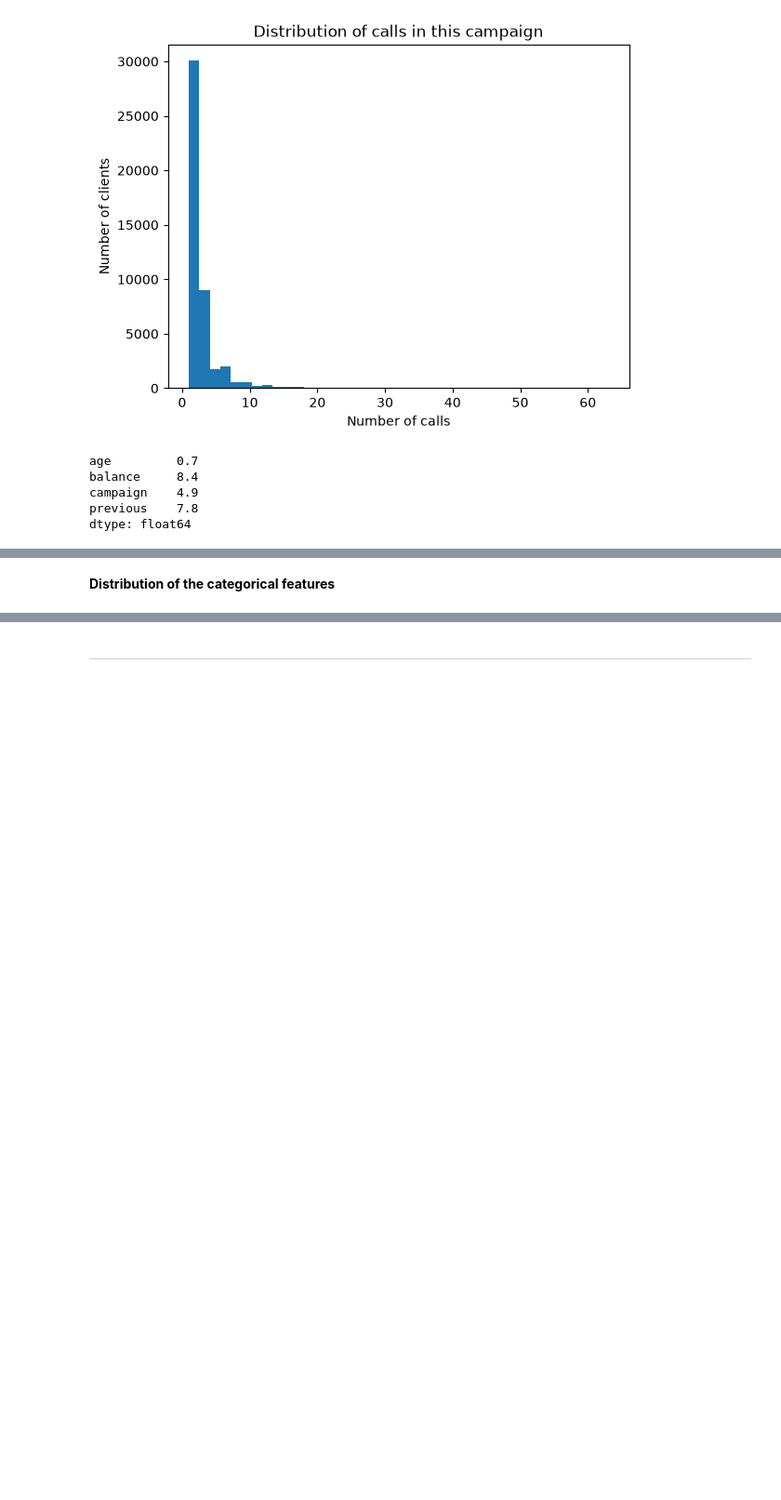
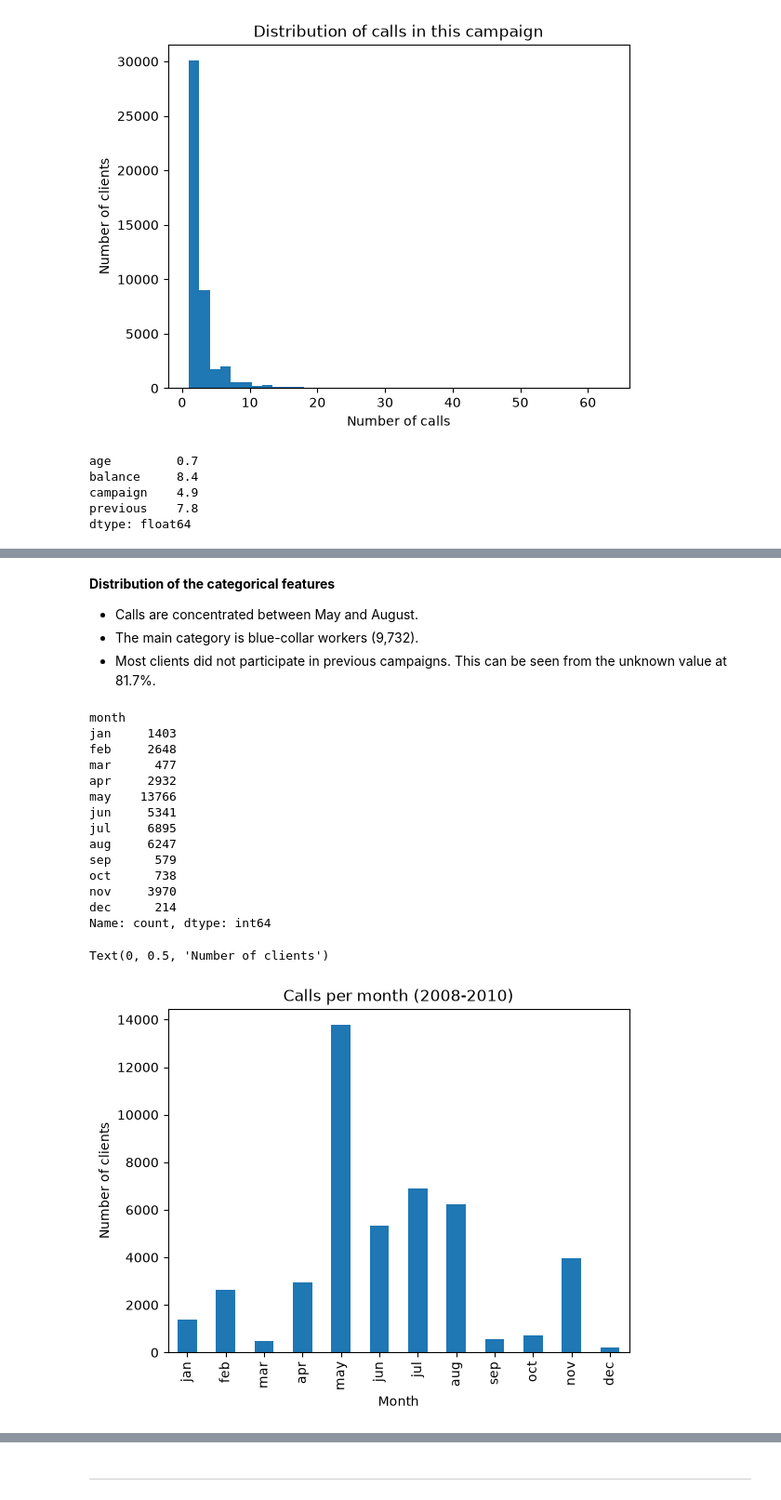
Before and after one commit to nicholas-dumas/ai_mlops_hands_on_exercise, a Jupyter notebook: notebooks/eda.ipynb, the cells around one changed output, grey strips where cells are left out. Shown at 93% size. Cells and saved outputs as stored; diff of their text form; code cells hidden in the pictures; blank space fills up the shorter version.

```diff
--- a/notebooks/eda.ipynb
+++ b/notebooks/eda.ipynb
@@ -220,2 +258,30 @@ dtype: float64
 # %% [markdown]
 **Distribution of the categorical features**
+- Calls are concentrated between May and August.
+- The main category is blue-collar workers (9,732).
+- Most clients did not participate in previous campaigns. This can be seen from the unknown value at 81.7%.
+# %%
+month_order = ["jan", "feb", "mar", "apr", "may", "jun", "jul", "aug", "sep", "oct", "nov", "dec"]
+calls_per_month = clean["month"].value_counts().reindex(month_order)
+print(calls_per_month)
+
+ax = calls_per_month.plot(kind="bar", title="Calls per month (2008-2010)")
+ax.set_xlabel("Month")
+ax.set_ylabel("Number of clients")
+# %% [output]
+month
+jan     1403
+feb     2648
+mar      477
+apr     2932
+may    13766
+jun     5341
+jul     6895
+aug     6247
+sep      579
+oct      738
+nov     3970
+dec      214
+Name: count, dtype: int64
+Text(0, 0.5, 'Number of clients')
+[figure, added]
```
Also changed, not shown: parts of 8 cells of this notebook, 1 other file.
